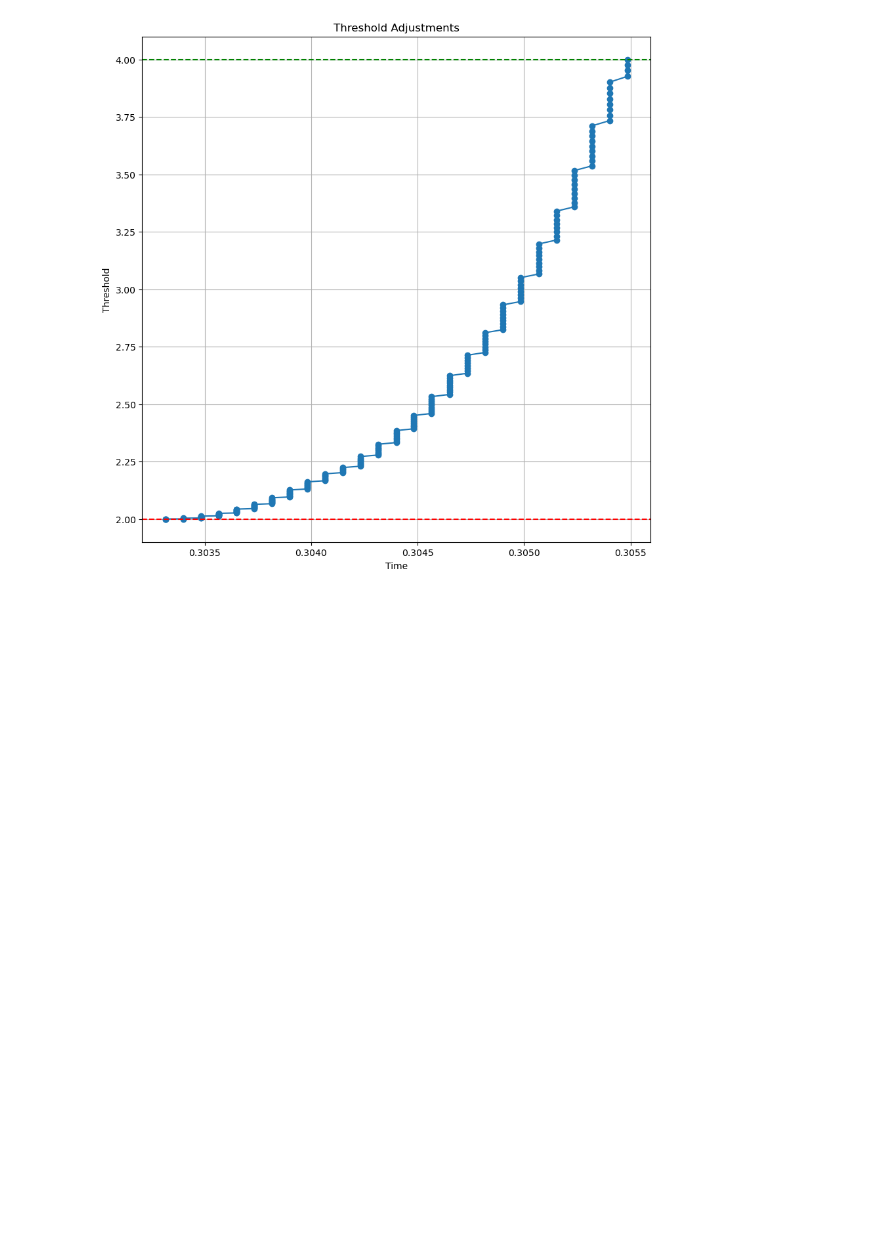
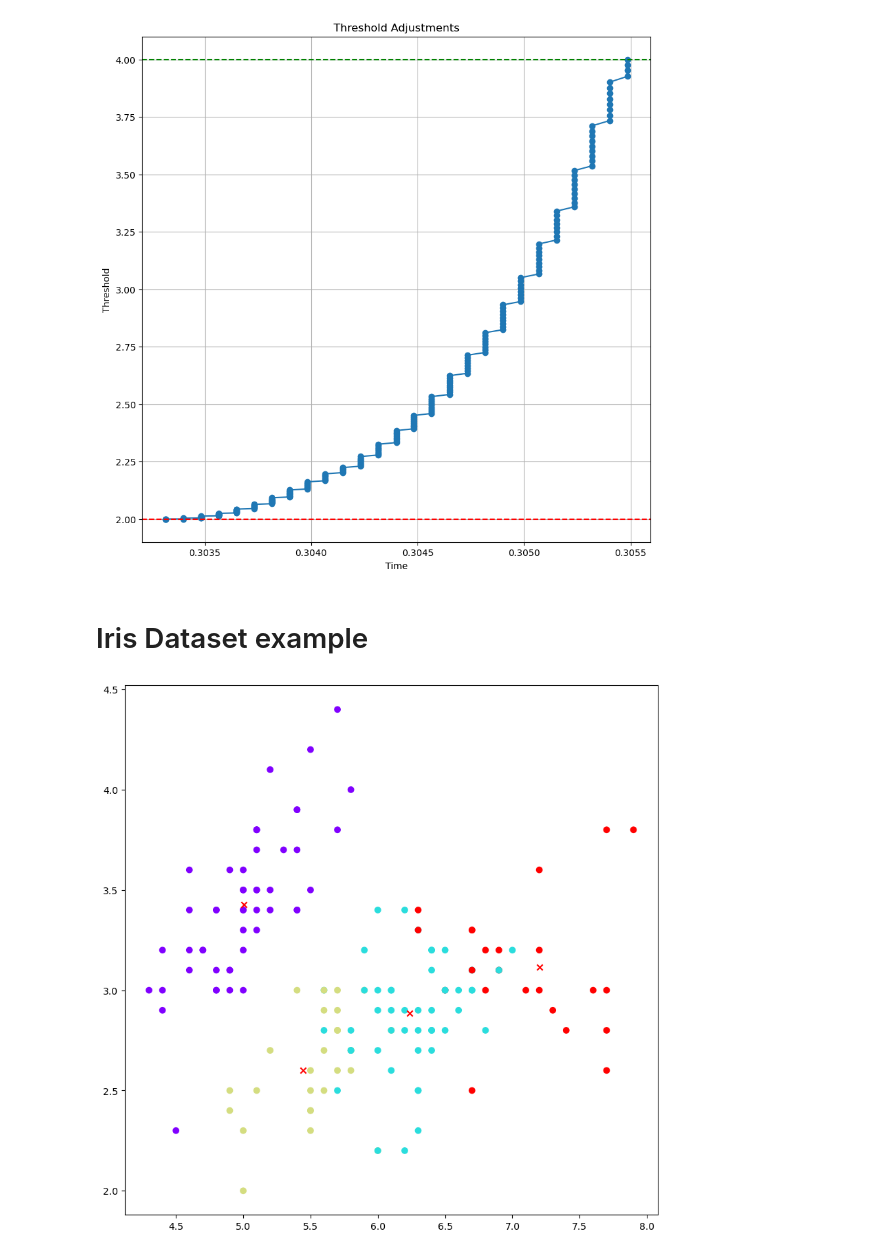
Before and after one commit to dsm1015/ML-480, a Jupyter notebook: BIRCH_Adaptive_Thresholding/BIRCH_Adaptive_Thresholding.ipynb, the cells around one changed output. Saved outputs shown, nothing was run; the diff lists cells and outputs as text; code cells hidden in the pictures; blank space fills up the shorter version.

Commit message:
add iris dataset and skilearn comparison

```diff
--- a/BIRCH_Adaptive_Thresholding/BIRCH_Adaptive_Thresholding.ipynb
+++ b/BIRCH_Adaptive_Thresholding/BIRCH_Adaptive_Thresholding.ipynb
@@ -65,3 +65,30 @@ plt.ylabel('Threshold')
 plt.show()
 # %% [output]
 [figure]
+# %% [markdown]
+# Iris Dataset example
+# %%
+from sklearn.datasets import load_iris
+
+dataset = load_iris().data
+
+branching_factor = 50
+threshold = 1.4
+max_memory = 0.5 #MB
+
+birch = BIRCH(branching_factor=branching_factor, threshold=threshold, max_memory_limit=max_memory)
+birch.fit(dataset)
+
+clusters = birch.get_clusters()
+labels = birch.predict(dataset)
+
+custom_birch_centroids = [np.mean(np.array(cf.data_points), axis=0) for cf in clusters]
+custom_birch_centroids = np.array(custom_birch_centroids)
+
+plt.figure(figsize=(10, 10))
+plt.scatter(dataset[:, 0], dataset[:, 1], c=labels, cmap='rainbow')
+plt.scatter(custom_birch_centroids[:, 0], custom_birch_centroids[:, 1], c='red', marker='x')
+
+plt.show()
+# %% [output]
+[figure, added]
```
Also changed, not shown: parts of 2 cells of this notebook.
